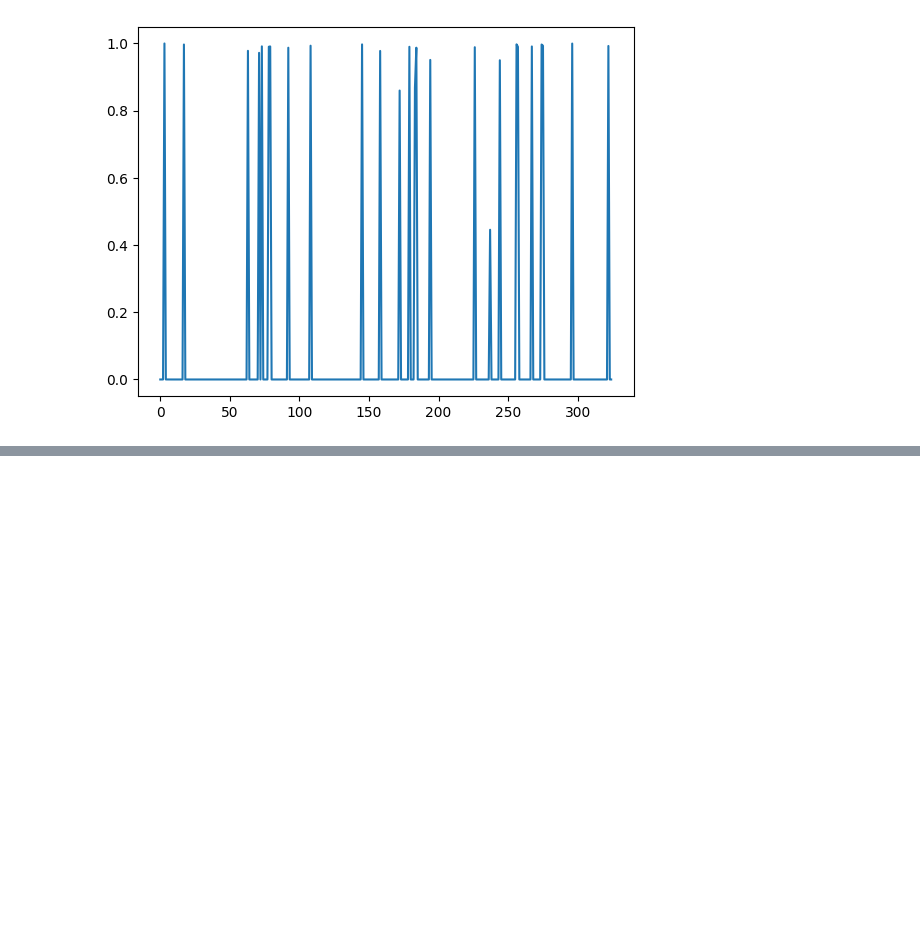
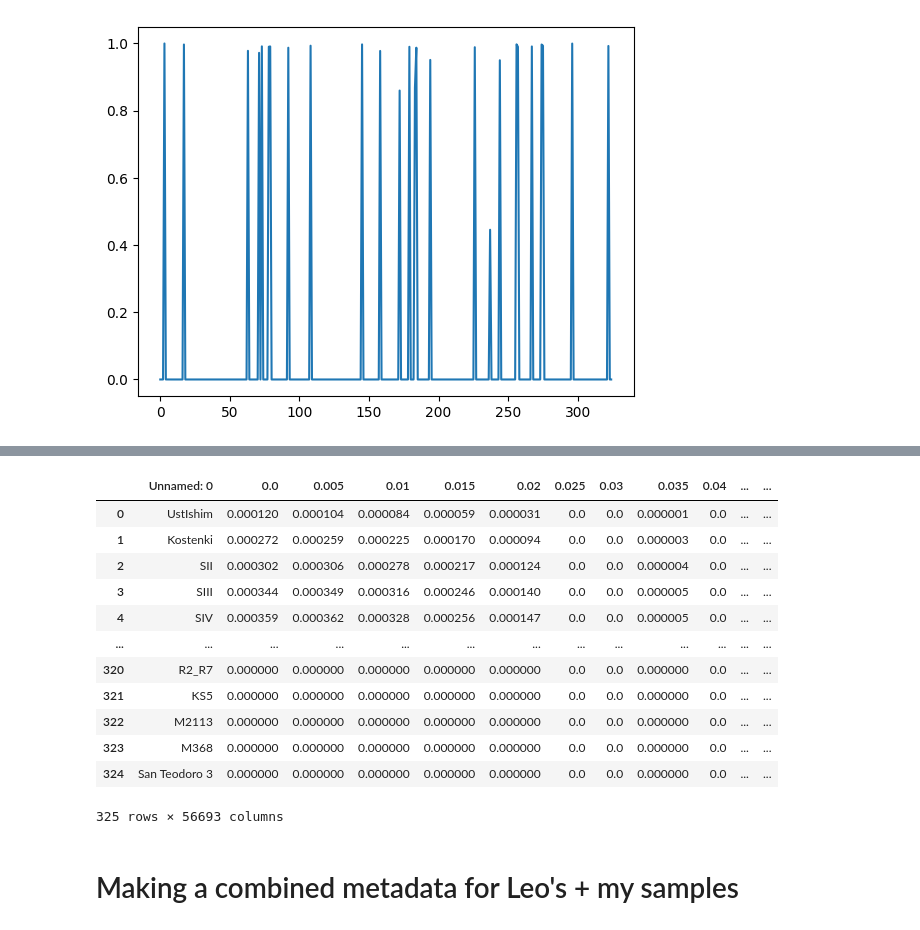
Before and after one commit to jedsurf/moorjani-rotation, a Jupyter notebook: notebooks/241004_admixfrog_out.ipynb, the cells around one changed output, grey strips where cells are left out. Drawn from its saved outputs; the diff is of its cells as text; code cells hidden in the pictures; blank space fills up the shorter version.

```diff
--- a/notebooks/241004_admixfrog_out.ipynb
+++ b/notebooks/241004_admixfrog_out.ipynb
@@ -557,24 +631,0 @@ plt.show()
-# %%
-# Do Leo's ancestry estimates line up with mine for the samples we have in common?
-iasi_ancestry = pd.read_csv("../processed-data/iasi_ancestry.csv", index_col=0)
-
-my_vals, leo_vals = [], []
-for sample in repeated_samples:
-    leo_vals.append(iasi_ancestry.loc[translator[sample], "admixfrog_NEA_est"] * 100)
-    res2_sample = pd.read_csv(
-        f"../processed-data/admixfrog-allentoft/{sample}/{sample}.res2.xz",
-        index_col=0)
-    my_vals.append(res2_sample.loc["NEA", "mean"] * 100)
-plt.scatter(leo_vals, my_vals, s=5, c='k')
-
-vmax = 3.2
-plt.plot([0, vmax], [0, vmax], c='k', alpha=0.5)
-plt.title("Shared Samples")
-plt.xlabel("Leo's %NEA")
-plt.ylabel("My %NEA")
-plt.xlim(0, vmax)
-plt.ylim(0, vmax)
-plt.show()
-# display(metadata_leo["Sample name this study"])
-# iasi_ancestry#.loc[repeated_samples]
-# [i for i in metadata_leo["Sample name this study"].tolist() if i not in repeated_samples]
@@ -582,0 +740,19 @@ plt.show()
+# %%
+sample_by_bin.to_csv(f"../processed-data/sample_by_bin/chr{chrom}.csv")
+pd.read_csv(f"../processed-data/sample_by_bin/chr{chrom}.csv")
+# %% [output]
+|  | Unnamed: 0 | 0.0 | 0.005 | 0.01 | 0.015 | 0.02 | 0.025 | 0.03 | 0.035 | 0.04 | ... | ... |
+| 0 | UstIshim | 0.000120 | 0.000104 | 0.000084 | 0.000059 | 0.000031 | 0.0 | 0.0 | 0.000001 | 0.0 | ... | ... |
+| 1 | Kostenki | 0.000272 | 0.000259 | 0.000225 | 0.000170 | 0.000094 | 0.0 | 0.0 | 0.000003 | 0.0 | ... | ... |
+| 2 | SII | 0.000302 | 0.000306 | 0.000278 | 0.000217 | 0.000124 | 0.0 | 0.0 | 0.000004 | 0.0 | ... | ... |
+| 3 | SIII | 0.000344 | 0.000349 | 0.000316 | 0.000246 | 0.000140 | 0.0 | 0.0 | 0.000005 | 0.0 | ... | ... |
+| 4 | SIV | 0.000359 | 0.000362 | 0.000328 | 0.000256 | 0.000147 | 0.0 | 0.0 | 0.000005 | 0.0 | ... | ... |
+| ... | ... | ... | ... | ... | ... | ... | ... | ... | ... | ... | ... | ... |
+| 320 | R2_R7 | 0.000000 | 0.000000 | 0.000000 | 0.000000 | 0.000000 | 0.0 | 0.0 | 0.000000 | 0.0 | ... | ... |
+| 321 | KS5 | 0.000000 | 0.000000 | 0.000000 | 0.000000 | 0.000000 | 0.0 | 0.0 | 0.000000 | 0.0 | ... | ... |
+| 322 | M2113 | 0.000000 | 0.000000 | 0.000000 | 0.000000 | 0.000000 | 0.0 | 0.0 | 0.000000 | 0.0 | ... | ... |
+| 323 | M368 | 0.000000 | 0.000000 | 0.000000 | 0.000000 | 0.000000 | 0.0 | 0.0 | 0.000000 | 0.0 | ... | ... |
+| 324 | San Teodoro 3 | 0.000000 | 0.000000 | 0.000000 | 0.000000 | 0.000000 | 0.0 | 0.0 | 0.000000 | 0.0 | ... | ... |
+325 rows × 56693 columns
+# %% [markdown]
+# Making a combined metadata for Leo's + my samples
```
Also changed, not shown: parts of 19 cells of this notebook, 1 other file.
